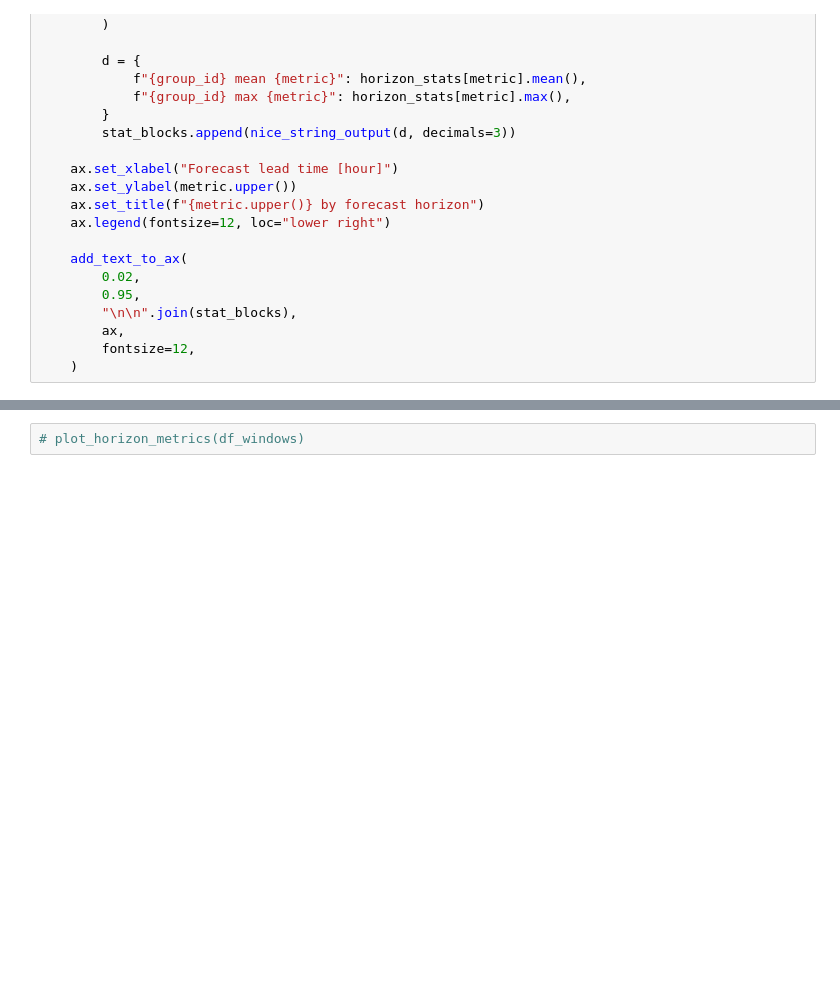
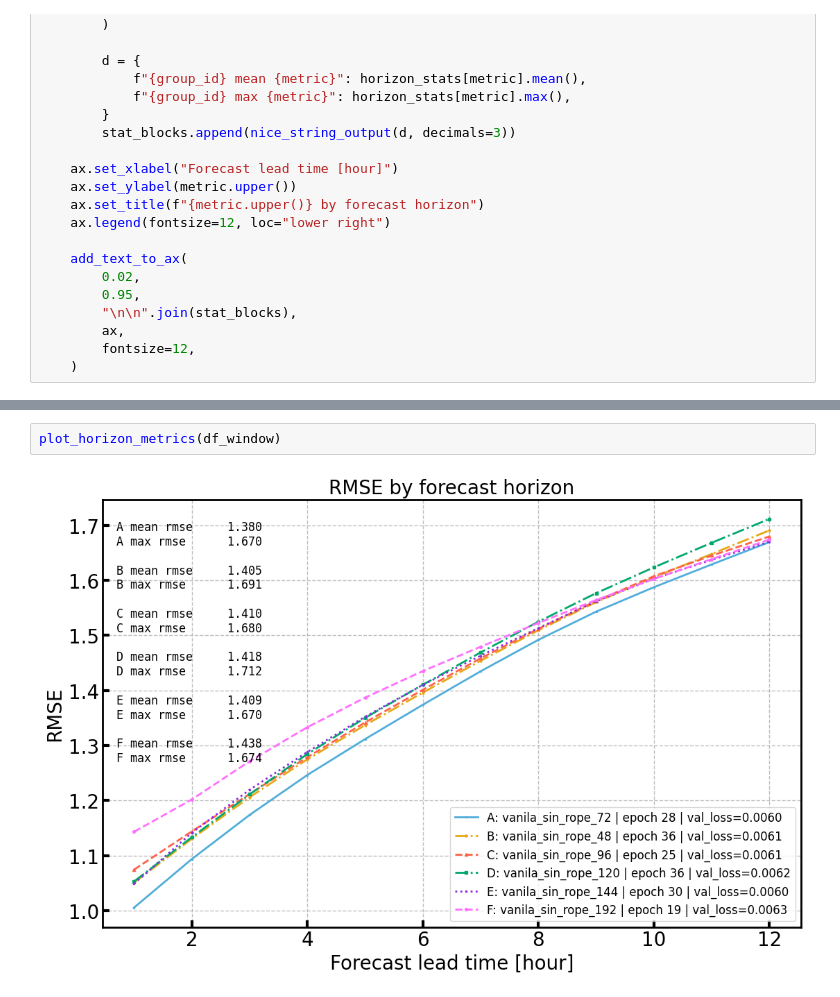
Before and after one commit to KUcyans/MeteoFormer, a Jupyter notebook: TemperatureTest_window.ipynb, the cells around one changed output, grey strips where cells are left out. Cells and saved outputs as stored; diff of their text form; blank space fills up the shorter version.

```diff
--- a/TemperatureTest_window.ipynb
+++ b/TemperatureTest_window.ipynb
@@ -443,2 +449,4 @@ plot_horizon_metrics(df_72)
 # %%
-# plot_horizon_metrics(df_windows)
+plot_horizon_metrics(df_window)
+# %% [output]
+[figure, added]
```
Also changed, not shown: parts of 6 cells of this notebook, 4 other files.
